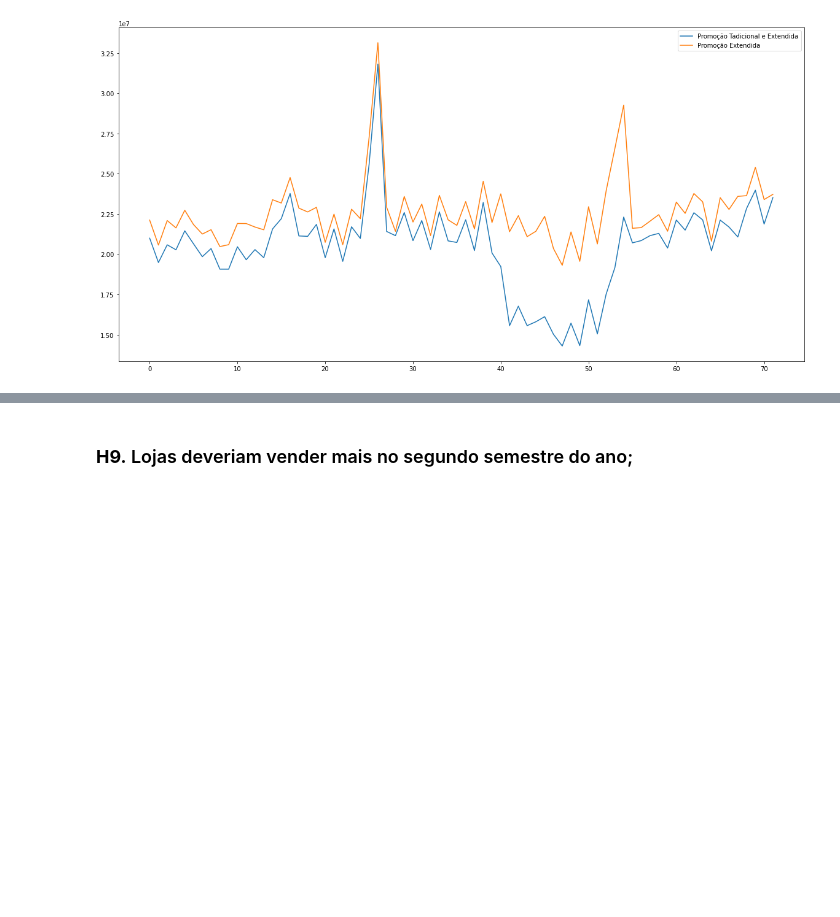
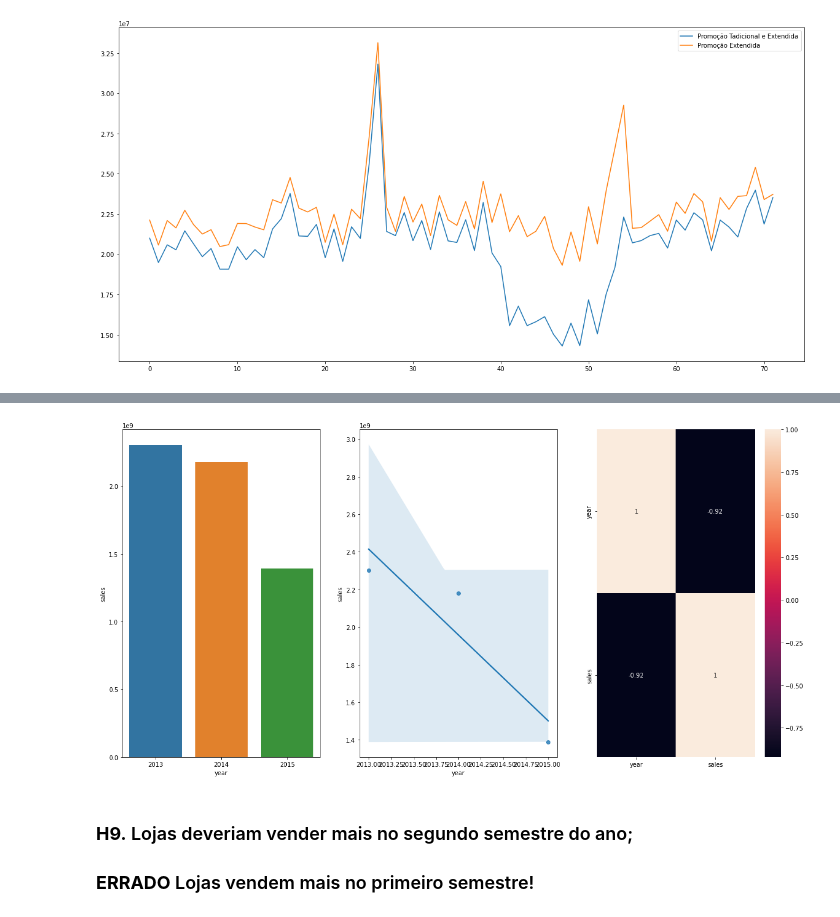
Before and after one commit to joaocortezi/Rossman, a Jupyter notebook: Data.ipynb, the cells around one changed output, grey strips where cells are left out. Saved outputs shown, nothing was run; the diff lists cells and outputs as text; code cells hidden in the pictures; blank space fills up the shorter version.

```diff
--- a/Data.ipynb
+++ b/Data.ipynb
@@ -689,2 +705,16 @@ ax.legend(labels=["Promoção Tadicional e Extendida", "Promoção Extendida"])
+# %%
+aux1 = df4[["year", "sales"]].groupby("year").sum().reset_index()
+
+plt.subplot( 1,3,1)
+sns.barplot(x="year", y="sales", data=aux1);
+
+plt.subplot( 1,3,2)
+sns.regplot(x="year", y="sales", data=aux1);
+
+plt.subplot( 1,3,3) #correlação muito alta, 2015 não é um ano completo
+sns.heatmap(aux1.corr(method="pearson"), annot=True);
+# %% [output]
+[figure, added]
 # %% [markdown]
 ### **H9.** Lojas deveriam vender mais no segundo semestre do ano;
+### **ERRADO** Lojas vendem mais no primeiro semestre!
```
Also changed, not shown: parts of 13 cells of this notebook.
